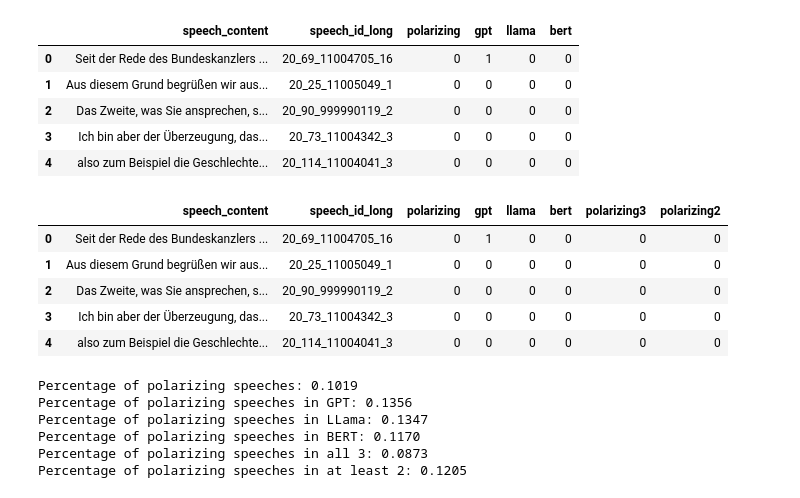
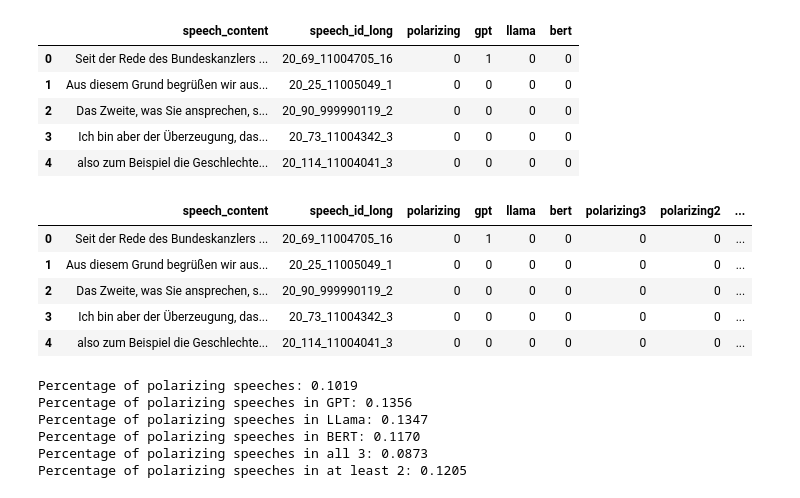
Before and after one commit to committopush/Thesis, a Jupyter notebook: model_comparison/Model_Comparison.ipynb, the cells around one changed output. Saved outputs shown, nothing was run; the diff lists cells and outputs as text; code cells hidden in the pictures.

```diff
--- a/model_comparison/Model_Comparison.ipynb
+++ b/model_comparison/Model_Comparison.ipynb
@@ -148,18 +148,24 @@ merged_results.head()
 # %%
 merged_results['polarizing3']= (merged_results['gpt']+merged_results['llama']+merged_results['bert'])==3
 merged_results['polarizing2']= (merged_results['gpt']+merged_results['llama']+merged_results['bert'])>=2
+merged_results['polarizing_gpt_llama']= (merged_results['gpt']+merged_results['llama'])==2
+merged_results['polarizing_gpt_bert']= (merged_results['gpt']+merged_results['bert'])==2
+merged_results['polarizing_llama_bert']= (merged_results['llama']+merged_results['bert'])==2
 
 #convert to binary
 merged_results['polarizing3'] = merged_results['polarizing3'].astype(int)
 merged_results['polarizing2'] = merged_results['polarizing2'].astype(int)
+merged_results['polarizing_gpt_llama'] = merged_results['polarizing_gpt_llama'].astype(int)
+merged_results['polarizing_gpt_bert'] = merged_results['polarizing_gpt_bert'].astype(int)
+merged_results['polarizing_llama_bert'] = merged_results['polarizing_llama_bert'].astype(int)
 merged_results.head()
 # %% [output]
-|  | speech_content | speech_id_long | polarizing | gpt | llama | bert | polarizing3 | polarizing2 |
-| 0 | Seit der Rede des Bundeskanzlers ... | 20_69_11004705_16 | 0 | 1 | 0 | 0 | 0 | 0 |
-| 1 | Aus diesem Grund begrüßen wir aus... | 20_25_11005049_1 | 0 | 0 | 0 | 0 | 0 | 0 |
-| 2 | Das Zweite, was Sie ansprechen, s... | 20_90_999990119_2 | 0 | 0 | 0 | 0 | 0 | 0 |
-| 3 | Ich bin aber der Überzeugung, das... | 20_73_11004342_3 | 0 | 0 | 0 | 0 | 0 | 0 |
-| 4 | also zum Beispiel die Geschlechte... | 20_114_11004041_3 | 0 | 0 | 0 | 0 | 0 | 0 |
+|  | speech_content | speech_id_long | polarizing | gpt | llama | bert | polarizing3 | polarizing2 | ... |
+| 0 | Seit der Rede des Bundeskanzlers ... | 20_69_11004705_16 | 0 | 1 | 0 | 0 | 0 | 0 | ... |
+| 1 | Aus diesem Grund begrüßen wir aus... | 20_25_11005049_1 | 0 | 0 | 0 | 0 | 0 | 0 | ... |
+| 2 | Das Zweite, was Sie ansprechen, s... | 20_90_999990119_2 | 0 | 0 | 0 | 0 | 0 | 0 | ... |
+| 3 | Ich bin aber der Überzeugung, das... | 20_73_11004342_3 | 0 | 0 | 0 | 0 | 0 | 0 | ... |
+| 4 | also zum Beispiel die Geschlechte... | 20_114_11004041_3 | 0 | 0 | 0 | 0 | 0 | 0 | ... |
 # %%
 # calculate percentages of polarizing speeches for each column
 polarizing = merged_results['polarizing'].sum()/merged_results['polarizing'].count()
```
Also changed, not shown: parts of 3 cells of this notebook.
